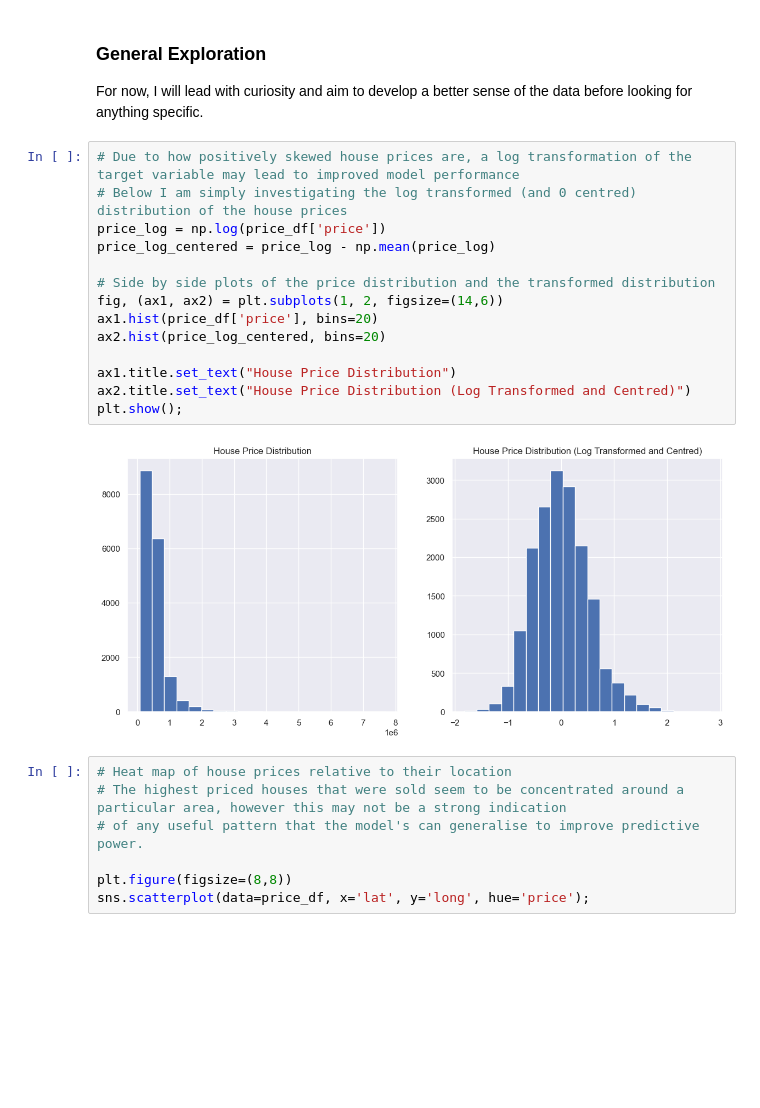
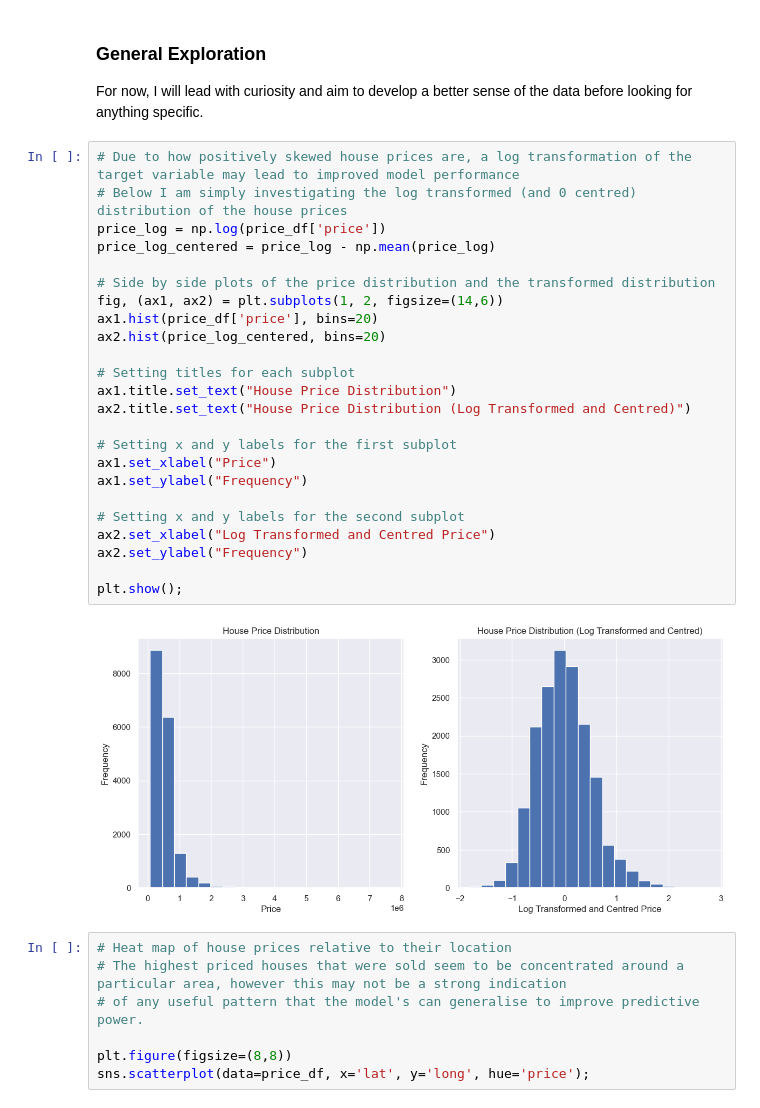
Before and after one commit to Louis-Bad/MSc_Concepts_of_AI, a Jupyter notebook: notebooks/2464006_concepts_ai_assignment.ipynb, the cells around one changed output. Cells and saved outputs as stored; diff of their text form; blank space fills up the shorter version.

```diff
--- a/notebooks/2464006_concepts_ai_assignment.ipynb
+++ b/notebooks/2464006_concepts_ai_assignment.ipynb
@@ -135,19 +135,29 @@ For now, I will lead with curiosity and aim to develop a better sense of the dat
 # %%
 # Due to how positively skewed house prices are, a log transformation of the target variable may lead to improved model performance
 # Below I am simply investigating the log transformed (and 0 centred) distribution of the house prices
 price_log = np.log(price_df['price'])
 price_log_centered = price_log - np.mean(price_log)
 
 # Side by side plots of the price distribution and the transformed distribution
 fig, (ax1, ax2) = plt.subplots(1, 2, figsize=(14,6))
 ax1.hist(price_df['price'], bins=20)
 ax2.hist(price_log_centered, bins=20)
 
+# Setting titles for each subplot
 ax1.title.set_text("House Price Distribution")
 ax2.title.set_text("House Price Distribution (Log Transformed and Centred)")
+
+# Setting x and y labels for the first subplot
+ax1.set_xlabel("Price")
+ax1.set_ylabel("Frequency")
+
+# Setting x and y labels for the second subplot
+ax2.set_xlabel("Log Transformed and Centred Price")
+ax2.set_ylabel("Frequency")
+
 plt.show();
 # %% [output]
-[figure, old version]
+[figure, new version]
 # %%
 # Heat map of house prices relative to their location
 # The highest priced houses that were sold seem to be concentrated around a particular area, however this may not be a strong indication
```
Also changed, not shown: parts of 4 cells of this notebook, 1 other file.
